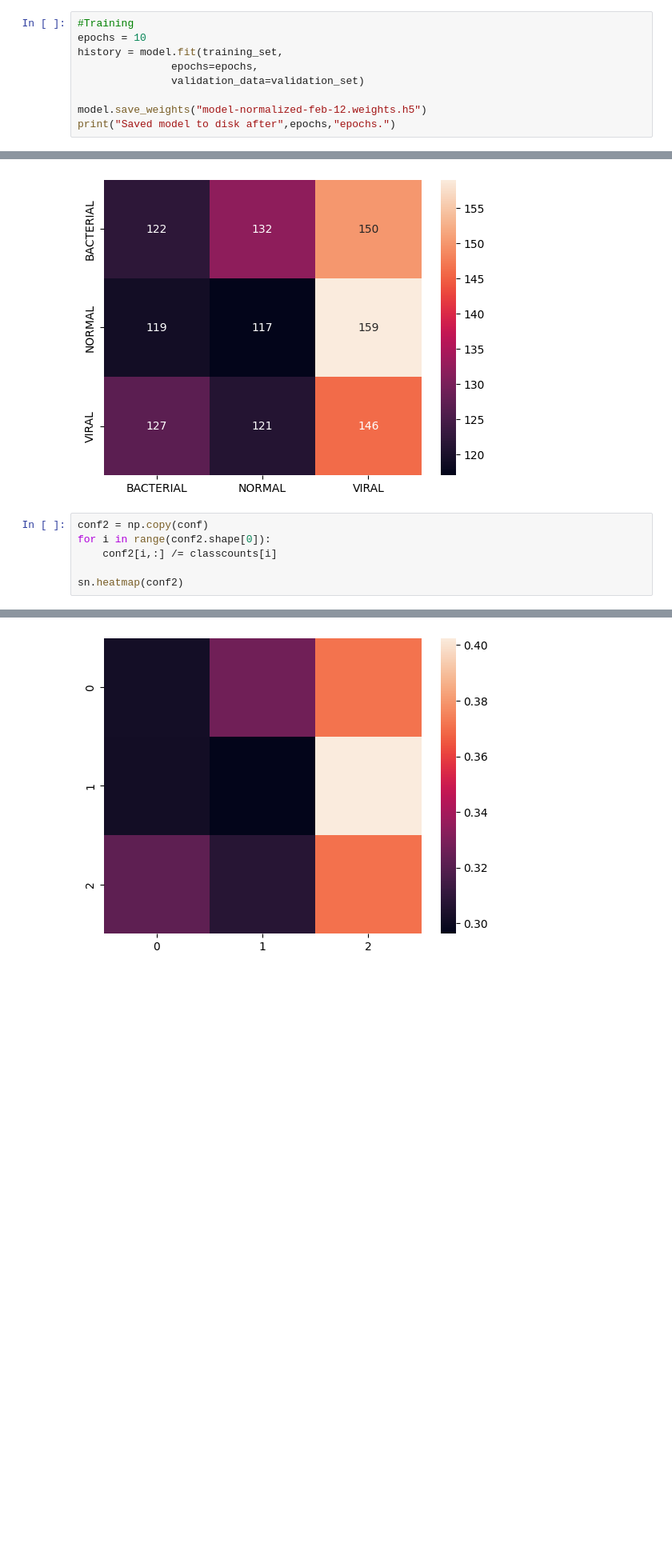
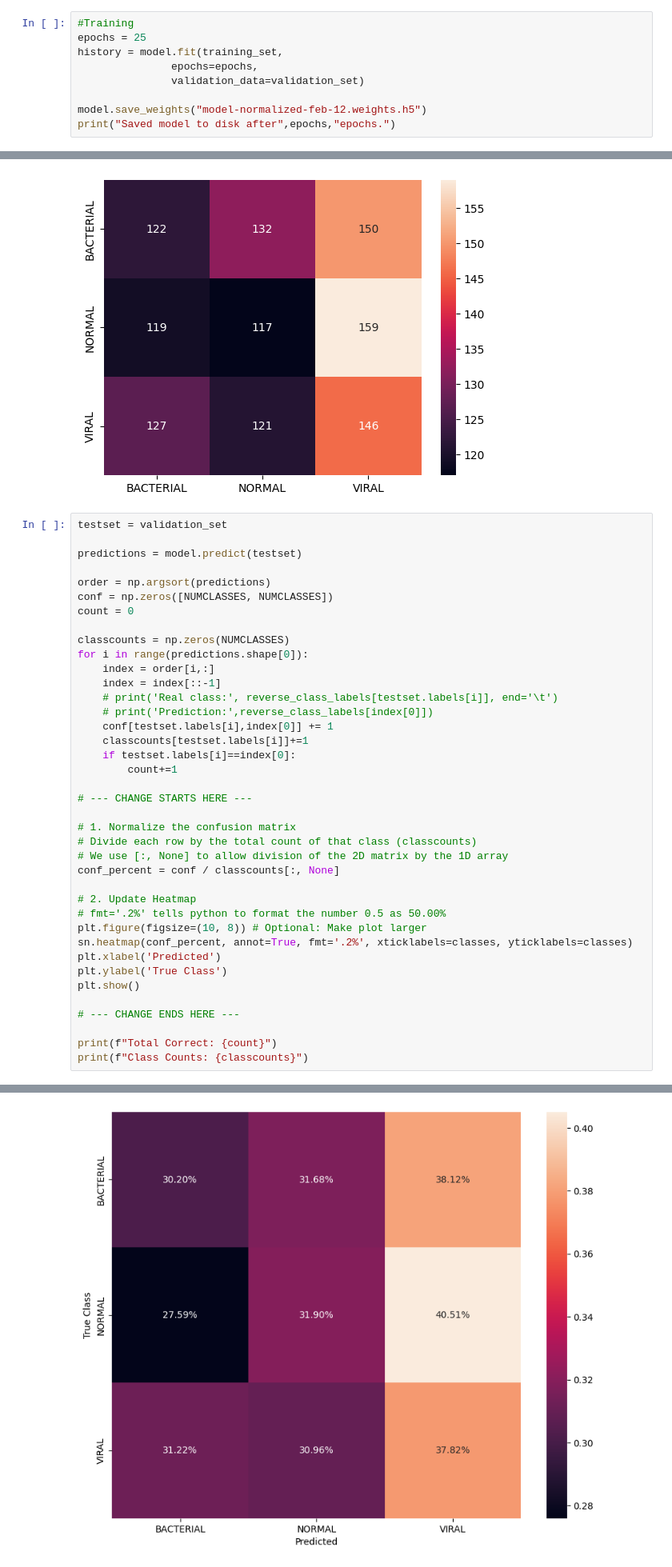
Before and after one commit to gakandle-06/Pneumonia-Detector-CNN-, a Jupyter notebook: Pneuno-new/newcnn_chest.ipynb, the cells around one changed output, grey strips where cells are left out. Shown at 80% size. Saved outputs shown, nothing was run; the diff lists cells and outputs as text; blank space fills up the shorter version.

```diff
--- a/Pneuno-new/newcnn_chest.ipynb
+++ b/Pneuno-new/newcnn_chest.ipynb
@@ -187,7 +187,7 @@ Model: "sequential_1"
  Non-trainable params: 0 (0.00 B)
 # %%
 #Training
-epochs = 10
+epochs = 25
 history = model.fit(training_set,
                epochs=epochs,
                validation_data=validation_set)
@@ -317,9 +317,42 @@ Real class: VIRAL       Prediction: VIRAL
 array([404., 395., 394.])
 [figure]
 # %%
-conf2 = np.copy(conf)
-for i in range(conf2.shape[0]):
-    conf2[i,:] /= classcounts[i]
+testset = validation_set
 
-sn.heatmap(conf2)
+predictions = model.predict(testset)
+
+order = np.argsort(predictions)
+conf = np.zeros([NUMCLASSES, NUMCLASSES])
+count = 0
+
+classcounts = np.zeros(NUMCLASSES)
+for i in range(predictions.shape[0]):
+    index = order[i,:]
+    index = index[::-1]
+    # print('Real class:', reverse_class_labels[testset.labels[i]], end='\t')
+    # print('Prediction:',reverse_class_labels[index[0]])
+    conf[testset.labels[i],index[0]] += 1
+    classcounts[testset.labels[i]]+=1
+    if testset.labels[i]==index[0]:
+        count+=1
+
+# --- CHANGE STARTS HERE ---
+
+# 1. Normalize the confusion matrix
+# Divide each row by the total count of that class (classcounts)
+# We use [:, None] to allow division of the 2D matrix by the 1D array
+conf_percent = conf / classcounts[:, None]
+
+# 2. Update Heatmap
+# fmt='.2%' tells python to format the number 0.5 as 50.00%
+plt.figure(figsize=(10, 8)) # Optional: Make plot larger
+sn.heatmap(conf_percent, annot=True, fmt='.2%', xticklabels=classes, yticklabels=classes)
+plt.xlabel('Predicted')
+plt.ylabel('True Class')
+plt.show()
+
+# --- CHANGE ENDS HERE ---
+
+print(f"Total Correct: {count}")
+print(f"Class Counts: {classcounts}")
 # %% [output]
@@ -327 +360 @@ sn.heatmap(conf2)
-[figure, old version]
+[figure, new version]
```
Also changed, not shown: parts of 1 cell of this notebook, 1 other file.
